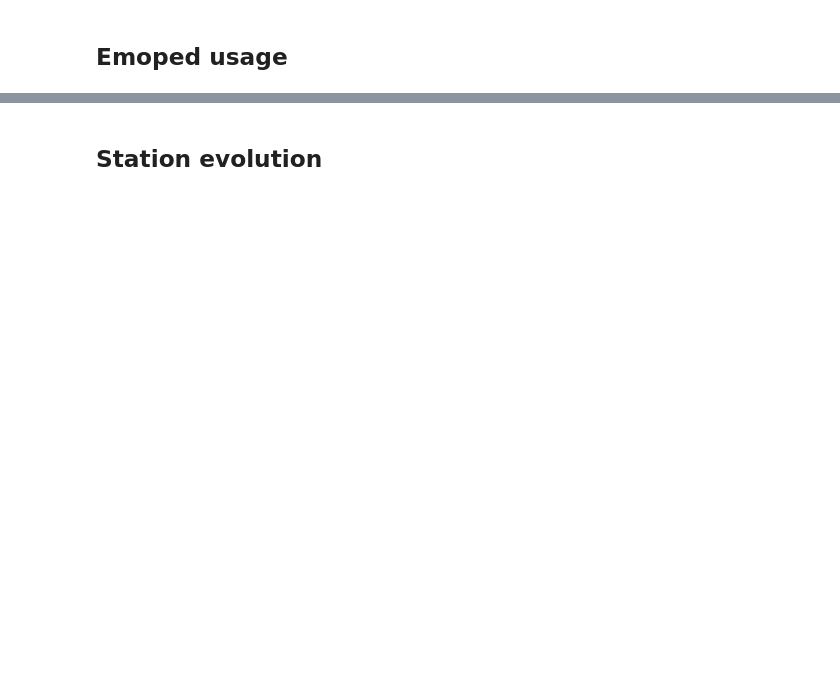
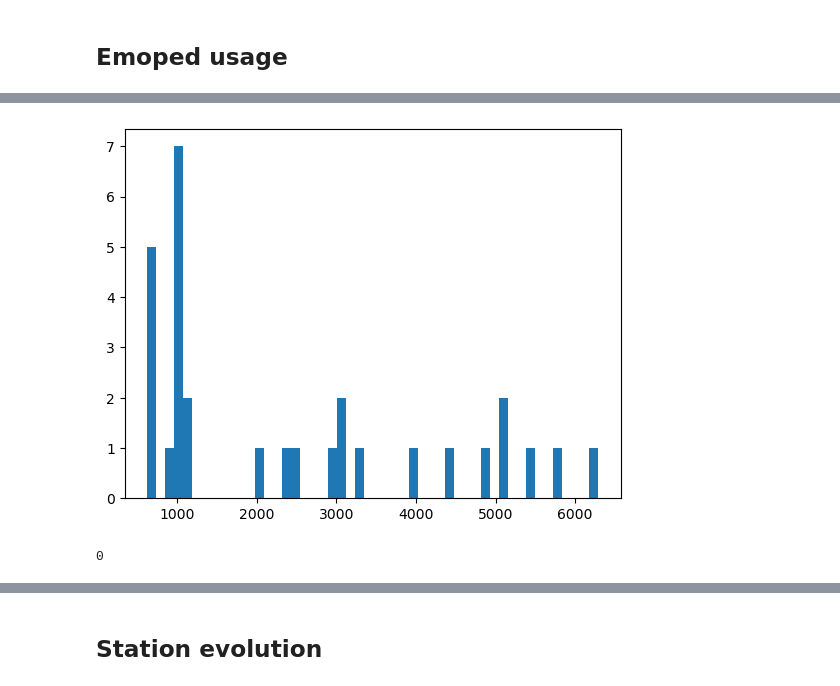
Before and after one commit to loubal/MnMS_loubal, a Jupyter notebook: examples/amsterdam_emoped/Amsterdam_study_case_results.ipynb, the cells around one changed output, grey strips where cells are left out. Drawn from its saved outputs; the diff is of its cells as text; code cells hidden in the pictures; blank space fills up the shorter version.

```diff
--- a/examples/amsterdam_emoped/Amsterdam_study_case_results.ipynb
+++ b/examples/amsterdam_emoped/Amsterdam_study_case_results.ipynb
@@ -595,4 +730,19 @@ pos = np.array(pos)
+# %%
+list_emoped = df_emoped1_tax['ID'].unique()
+d = []
+pos = []
+for id in list_emoped:
+    df = df_emoped1_tax[df_emoped1_tax['ID']==id]
+    d.append(df['DISTANCE'].iloc[-1])
+    if df['DISTANCE'].iloc[-1]==0:
+        pos.append([float(x) for x in df.POSITION.iloc[-1].split(' ')])
+plt.hist(d, bins=50);
+pos = np.array(pos)
+# %% [output]
+[figure, added]
 # %%
 sum([d_==0 for d_ in d])
+# %% [output]
+0
 # %%
 df_dmd_far
```
Also changed, not shown: parts of 53 cells of this notebook, 4 other files.
